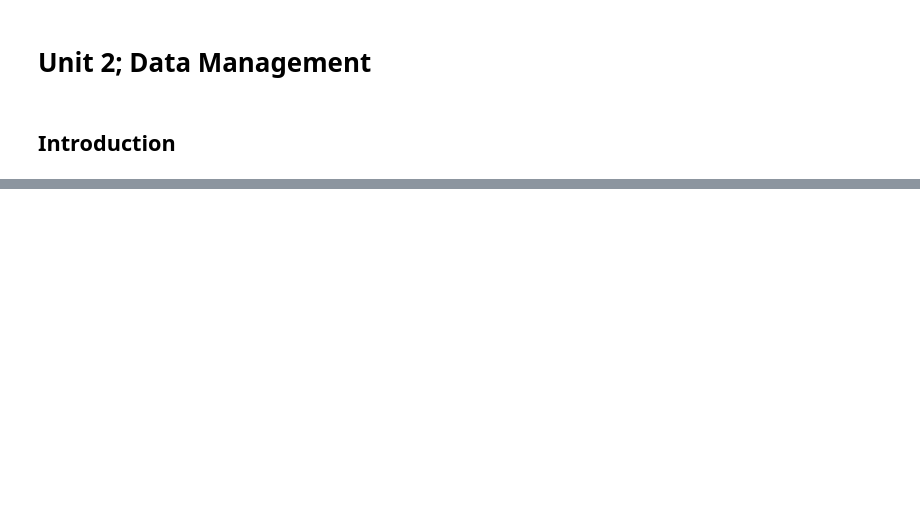
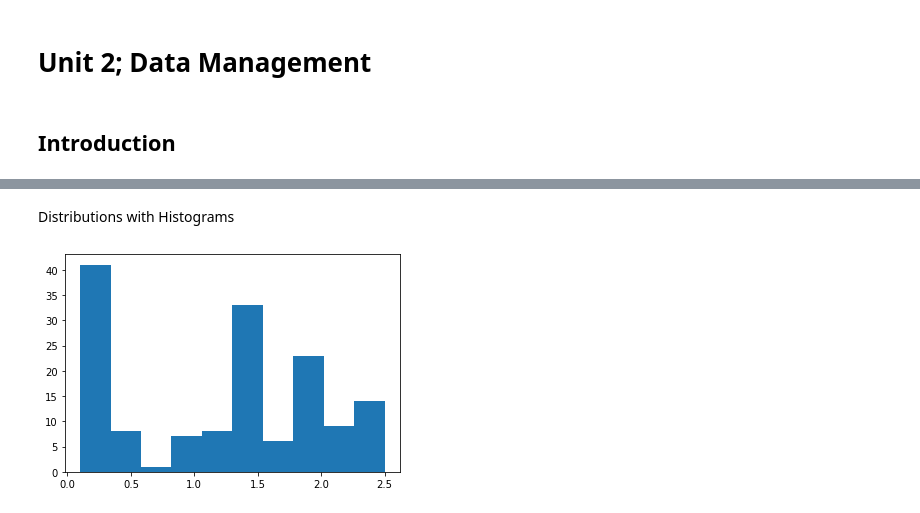
Before and after one commit to SomeoneInParticular/MDPR613_CourseMaterial, a Jupyter notebook: PythonCrashCourse/Unit3_PlottingData/MatPlotLibDemo.ipynb, the cells around one changed output, grey strips where cells are left out. Cells and saved outputs as stored; diff of their text form; code cells hidden in the pictures; blank space fills up the shorter version.

```diff
--- a/PythonCrashCourse/Unit3_PlottingData/MatPlotLibDemo.ipynb
+++ b/PythonCrashCourse/Unit3_PlottingData/MatPlotLibDemo.ipynb
@@ -270,0 +77,13 @@ np.floor_divide(7, 5)
+# %% [markdown]
+Distributions with Histograms
+# %%
+# Plot the distribution of Petal Width in 10 bins
+plt.hist(
+  x=df.loc[:, "Petal Width"],
+  bins=10
+)
+
+plt.show()
+plt.close()
+# %% [output]
+[figure, added]
```
Also changed, not shown: parts of 69 cells of this notebook, 14 other files.
